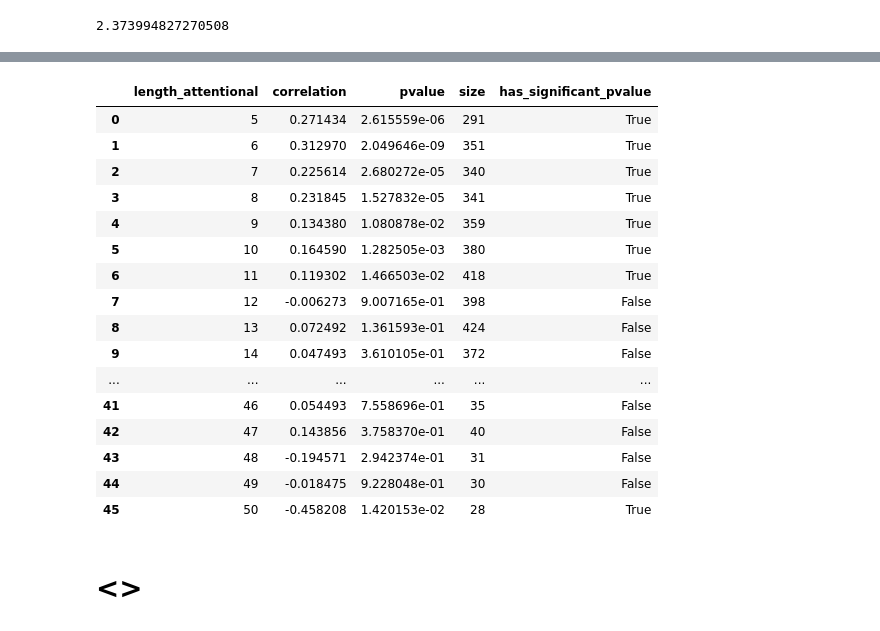
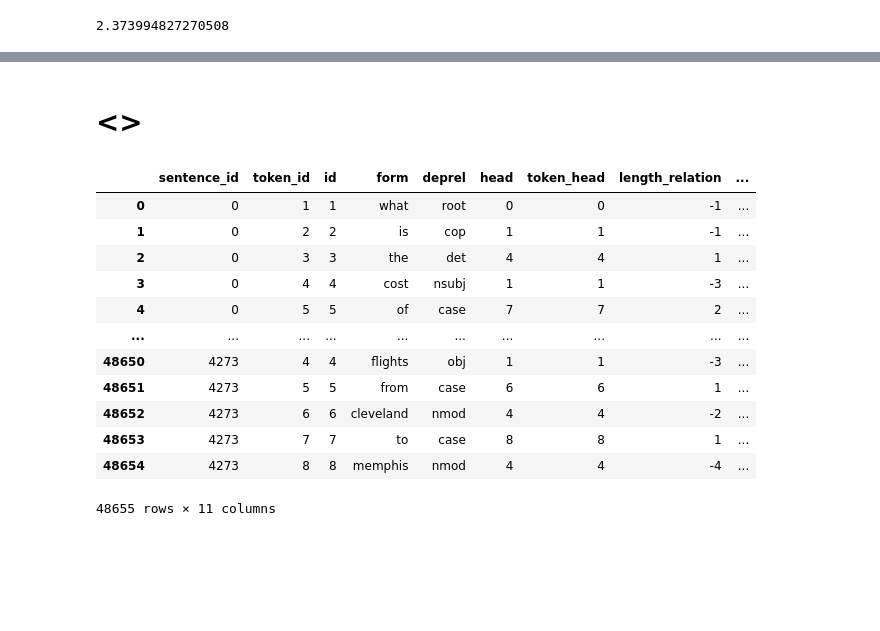
Before and after one commit to PierrickLeroy/bertaphore, a Jupyter notebook: notebooks/universal-dependencies.ipynb, the cells around one changed output, grey strips where cells are left out. Drawn from its saved outputs; the diff is of its cells as text; code cells hidden in the pictures; blank space fills up the shorter version.

```diff
--- a/notebooks/universal-dependencies.ipynb
+++ b/notebooks/universal-dependencies.ipynb
@@ -258,20 +337,0 @@ px.scatter(df, x="length_attentional"
-# %%
-df
-# %% [output]
-|  | length_attentional | correlation | pvalue | size | has_significant_pvalue |
-| 0 | 5 | 0.271434 | 2.615559e-06 | 291 | True |
-| 1 | 6 | 0.312970 | 2.049646e-09 | 351 | True |
-| 2 | 7 | 0.225614 | 2.680272e-05 | 340 | True |
-| 3 | 8 | 0.231845 | 1.527832e-05 | 341 | True |
-| 4 | 9 | 0.134380 | 1.080878e-02 | 359 | True |
-| 5 | 10 | 0.164590 | 1.282505e-03 | 380 | True |
-| 6 | 11 | 0.119302 | 1.466503e-02 | 418 | True |
-| 7 | 12 | -0.006273 | 9.007165e-01 | 398 | False |
-| 8 | 13 | 0.072492 | 1.361593e-01 | 424 | False |
-| 9 | 14 | 0.047493 | 3.610105e-01 | 372 | False |
-| ... | ... | ... | ... | ... | ... |
-| 41 | 46 | 0.054493 | 7.558696e-01 | 35 | False |
-| 42 | 47 | 0.143856 | 3.758370e-01 | 40 | False |
-| 43 | 48 | -0.194571 | 2.942374e-01 | 31 | False |
-| 44 | 49 | -0.018475 | 9.228048e-01 | 30 | False |
-| 45 | 50 | -0.458208 | 1.420153e-02 | 28 | True |
@@ -278,2 +349,57 @@ df
 # %% [markdown]
 # <>
+# %%
+def parse_sentence_dependencies(data):
+    l_head, l_deprel = [], []
+    for sentence_id, sentence in enumerate(data):
+        for token_id, token in enumerate(sentence):
+            l_head.append((sentence_id, token_id+1, token["id"], token["form"], token["deprel"], token["head"]))
+            deps = token["deps"]
+            if isinstance(deps, list):
+                for dep in deps:
+                    l_deprel.append((sentence_id, token_id+1, token["id"], token["form"],)+dep)
+    return l_head, l_deprel
+
+def build_dfDeprel(l_deprel):
+    df_deprel = pd.DataFrame(l_deprel, columns=["sentence_id", "token_id", "id", "form", "deprel", "head"])
+    df_deprel = pd.merge(df_deprel, df_deprel[["sentence_id", "token_id", "id"]].rename(columns={"token_id":"token_head"}).drop_duplicates(),
+    how="left", left_on=["sentence_id", "head"], right_on=["sentence_id", "id"], suffixes=("", "_head")).drop(columns=["id_head"])
+    df_deprel["token_head"] = df_deprel.apply(lambda u: u["token_head"] if not(pd.isna(u["token_head"])) else u["head"], axis=1).astype(int)
+    df_deprel["length_relation"] = df_deprel["token_head"] - df_deprel["token_id"]
+    df_deprel["abs_length_relation"] = df_deprel["length_relation"].abs()
+    df_deprel["deprel_universal"] = df_deprel["deprel"].apply(lambda u: u.split(":")[0])
+    return df_deprel
+
+def build_dfHead(l_head):
+    df_head = pd.DataFrame(l_head, columns=["sentence_id", "token_id", "id", "form", "deprel", "head"]).dropna(subset=["head"])
+    df_head["head"] = df_head["head"].astype(int)
+    df_head["id"] = df_head["id"].astype(int)
+    df_head = pd.merge(df_head, df_head[["sentence_id", "token_id", "id"]].rename(columns={"token_id":"token_head"}).drop_duplicates(),
+    how="left", left_on=["sentence_id", "head"], right_on=["sentence_id", "id"], suffixes=("", "_head")).drop(columns=["id_head"])
+    df_head["token_head"] = df_head.apply(lambda u: u["token_head"] if not(pd.isna(u["token_head"])) else u["head"], axis=1).astype(int)
+    df_head["length_relation"] = df_head["head"] - df_head["id"]
+    df_head["abs_length_relation"] = df_head["length_relation"].abs()
+    df_head["deprel_universal"] = df_head["deprel"].apply(lambda u: u.split(":")[0])
+    return df_head
+
+def process_data(data):
+    l_head, l_deprel = parse_sentence_dependencies(data)
+    df_deprel = build_dfDeprel(l_deprel)
+    df_head = build_dfHead(l_head)
+    df_ud = df_deprel if len(df_deprel) > 0 else df_head
+    df_ud["deprel_order"] = df_ud["deprel_universal"].map({k: i for i, k in enumerate(list(D_RELATIONS.keys()))})
+    return df_ud
+# %% [output]
+|  | sentence_id | token_id | id | form | deprel | head | token_head | length_relation | ... |
+| 0 | 0 | 1 | 1 | what | root | 0 | 0 | -1 | ... |
+| 1 | 0 | 2 | 2 | is | cop | 1 | 1 | -1 | ... |
+| 2 | 0 | 3 | 3 | the | det | 4 | 4 | 1 | ... |
+| 3 | 0 | 4 | 4 | cost | nsubj | 1 | 1 | -3 | ... |
+| 4 | 0 | 5 | 5 | of | case | 7 | 7 | 2 | ... |
+| ... | ... | ... | ... | ... | ... | ... | ... | ... | ... |
+| 48650 | 4273 | 4 | 4 | flights | obj | 1 | 1 | -3 | ... |
+| 48651 | 4273 | 5 | 5 | from | case | 6 | 6 | 1 | ... |
+| 48652 | 4273 | 6 | 6 | cleveland | nmod | 4 | 4 | -2 | ... |
+| 48653 | 4273 | 7 | 7 | to | case | 8 | 8 | 1 | ... |
+| 48654 | 4273 | 8 | 8 | memphis | nmod | 4 | 4 | -4 | ... |
+48655 rows × 11 columns
```
Also changed, not shown: parts of 32 cells of this notebook, 8 other files.
